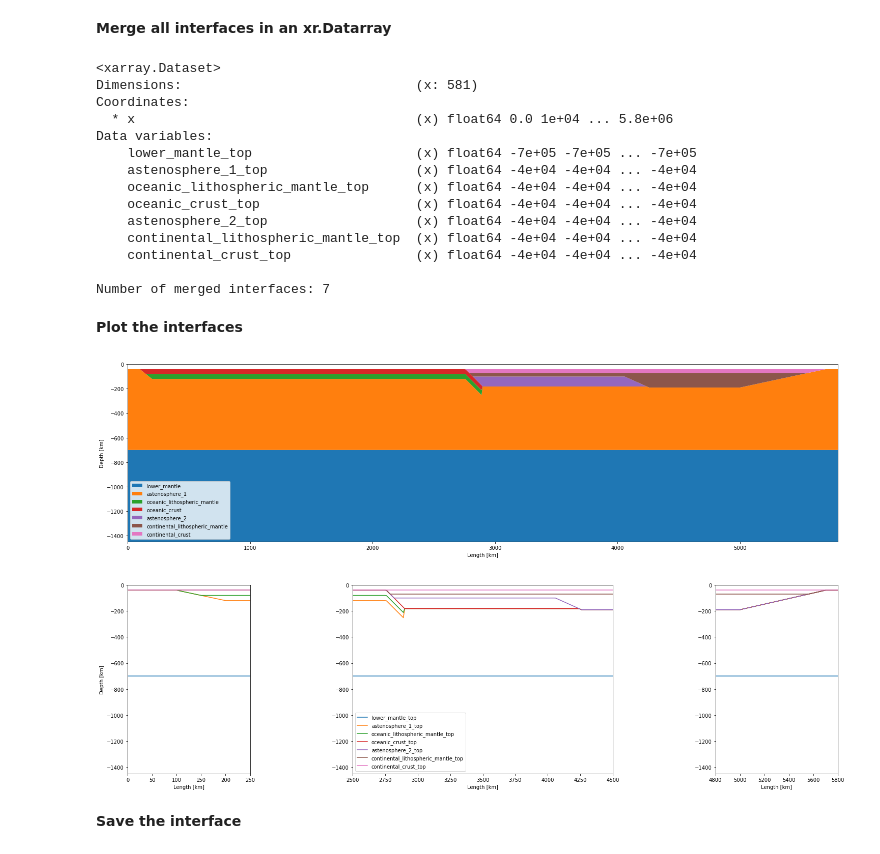
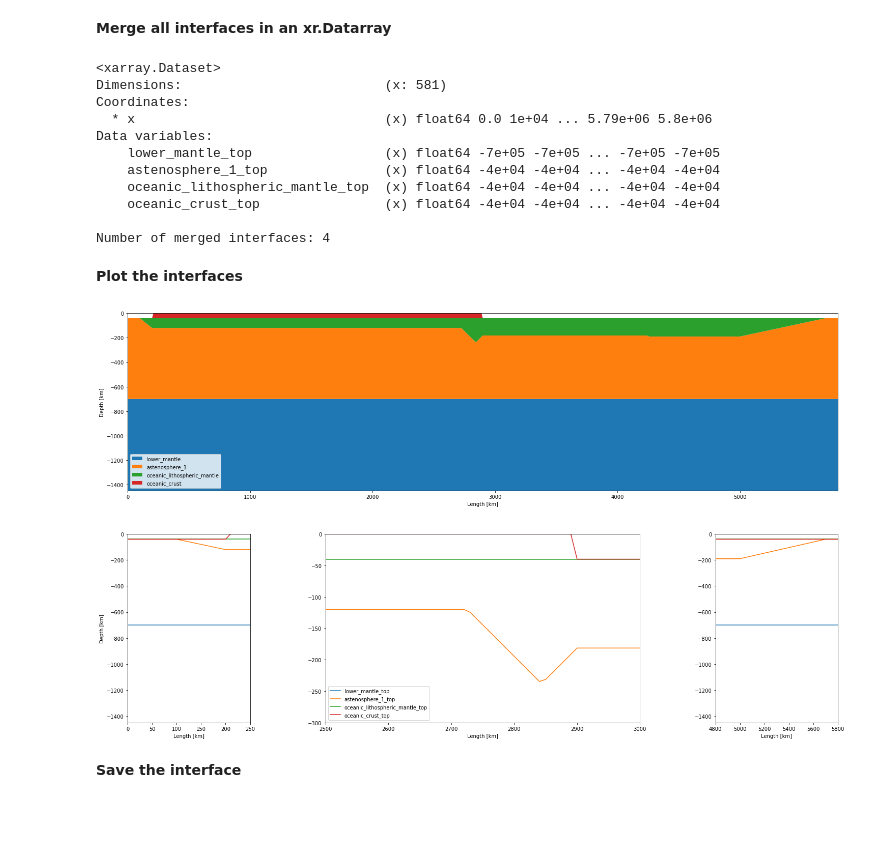
Before and after one commit to jamisonassuncao/mandyoc-scripts, a Jupyter notebook: subduction-initial.ipynb, the cells around one changed output. Cells and saved outputs as stored; diff of their text form; code cells hidden in the pictures; blank space fills up the shorter version.

```diff
--- a/subduction-initial.ipynb
+++ b/subduction-initial.ipynb
@@ -62,6 +62,13 @@ subducting_slab_top_x_max = x_max / 2.0 #5700e3 / 2.0 # 5700e3
 subducting_slab_top_x_min = subducting_slab_top_x_max - np.cos(subducting_slab_slope_rad) * subducting_slab_length  # x position where the slab begins to subduct
 subducting_slab_top_z_max = - subducting_slab_length * np.sin(subducting_slab_slope_rad)    # Maximum depth reached by the slab (~ 100 km below the surface)
 
+# subducting_slab_bot_x_min =
+subducting_slab_bot_x_max = subducting_slab_top_x_max - (- oceanic_lithosphere_depth * np.sin(subducting_slab_slope_rad))
+subducting_slab_bot_z_max = subducting_slab_top_z_max - (- oceanic_lithosphere_depth * np.cos(subducting_slab_slope_rad))
+subducting_slab_bot_x_min = subducting_slab_bot_x_max - (- (subducting_slab_bot_z_max - oceanic_lithosphere_depth) / np.tan(subducting_slab_slope_rad))
+
+# print(subducting_slab_bot_x_min/1.0e3, subducting_slab_top_x_min/1.0e3)
+
 # Continental arc region [m]
 continental_arc_length = 1300e3
 continental_arc_depth = -60e3
@@ -71,6 +78,15 @@ continental_lithosphere_depth = -150e3
 continental_crust_depth = -30e3
 craton_thin_length = 800e3 # 1600e3
 
+# Lubricant layer
+# lubricant_layer_horizontal_length = 100e3
+# lubricant_layer_slope_rad = subducting_slab_slope_rad
+# lubricant_layer_legth = - continental_arc_depth / np.cos(lubricant_layer_slope_rad)
+
+# lubricant_layer_x_min = subducting_slab_top_x_min + lubricant_layer_horizontal_length
+# lubricant_layer_x_max = lubricant_layer_x_min + (lubricant_layer_legth * np.sin(lubricant_layer_slope_rad))
+# lubricant_layer_z_max = continental_arc_depth
+
 # Craton transition
 transition_x_min = subducting_slab_top_x_min + continental_arc_length
 transition_xlength = 200e3
@@ -95,12 +111,26 @@ lower_mantle = create_interface(
 # %% [markdown]
 **Astenosphere 1**
 # %%
+# astenosphere_1_vertices = [
+#     [x_min, z_max],
+#     [x_min + edge_clearance, z_max],
+#     [x_min + edge_clearance + oceanic_thin_length, oceanic_lithosphere_depth],
+#     [subducting_slab_top_x_min, oceanic_lithosphere_depth],
+#     [subducting_slab_top_x_max, oceanic_lithosphere_depth + subducting_slab_top_z_max],
+#     [subducting_slab_top_x_max, subducting_slab_top_z_max],
+#     [transition_xmidle, subducting_slab_top_z_max],
+#     [transition_x_max, continental_lithosphere_depth],
+#     [x_max - craton_thin_length, continental_lithosphere_depth],
+#     [x_max - edge_clearance, z_max],
+#     [x_max, z_max],
+# ]
+
 astenosphere_1_vertices = [
     [x_min, z_max],
     [x_min + edge_clearance, z_max],
     [x_min + edge_clearance + oceanic_thin_length, oceanic_lithosphere_depth],
-    [subducting_slab_top_x_min, oceanic_lithosphere_depth],
-    [subducting_slab_top_x_max, oceanic_lithosphere_depth + subducting_slab_top_z_max],
+    [subducting_slab_bot_x_min, oceanic_lithosphere_depth],
+    [subducting_slab_bot_x_max, subducting_slab_bot_z_max],
     [subducting_slab_top_x_max, subducting_slab_top_z_max],
     [transition_xmidle, subducting_slab_top_z_max],
     [transition_x_max, continental_lithosphere_depth],
@@ -311,9 +375,9 @@ boundaries = {"lower_mantle_top": lower_mantle,
               "astenosphere_1_top": astenosphere_1,
               "oceanic_lithospheric_mantle_top": oceanic_lithospheric_mantle,
               "oceanic_crust_top": oceanic_crust,
-              "astenosphere_2_top": astenosphere_2,
-              "continental_lithospheric_mantle_top": continental_lithospheric_mantle,
-              "continental_crust_top": continental_crust,
+              # "astenosphere_2_top": astenosphere_2,
+              # "continental_lithospheric_mantle_top": continental_lithospheric_mantle,
+              # "continental_crust_top": continental_crust,
              }
 if (h_air==0):
     del boundaries[list(boundaries.keys())[-1]]
@@ -323,19 +387,16 @@ n_interfaces = len(interfaces.keys())
 print(interfaces, '\n\nNumber of merged interfaces:', n_interfaces)
 # %% [output]
 <xarray.Dataset>
-Dimensions:                              (x: 581)
+Dimensions:                          (x: 581)
 Coordinates:
-  * x                                    (x) float64 0.0 1e+04 ... 5.8e+06
+  * x                                (x) float64 0.0 1e+04 ... 5.79e+06 5.8e+06
 Data variables:
-    lower_mantle_top                     (x) float64 -7e+05 -7e+05 ... -7e+05
-    astenosphere_1_top                   (x) float64 -4e+04 -4e+04 ... -4e+04
-    oceanic_lithospheric_mantle_top      (x) float64 -4e+04 -4e+04 ... -4e+04
-    oceanic_crust_top                    (x) float64 -4e+04 -4e+04 ... -4e+04
-    astenosphere_2_top                   (x) float64 -4e+04 -4e+04 ... -4e+04
-    continental_lithospheric_mantle_top  (x) float64 -4e+04 -4e+04 ... -4e+04
-    continental_crust_top                (x) float64 -4e+04 -4e+04 ... -4e+04
+    lower_mantle_top                 (x) float64 -7e+05 -7e+05 ... -7e+05 -7e+05
+    astenosphere_1_top               (x) float64 -4e+04 -4e+04 ... -4e+04 -4e+04
+    oceanic_lithospheric_mantle_top  (x) float64 -4e+04 -4e+04 ... -4e+04 -4e+04
+    oceanic_crust_top                (x) float64 -4e+04 -4e+04 ... -4e+04 -4e+04
 
-Number of merged interfaces: 7
+Number of merged interfaces: 4
 # %% [markdown]
 **Plot the interfaces**
 # %%
@@ -359,36 +420,36 @@ for name, interface in interfaces.items():
     interface_old = interfaces[name]/1.0e3
     aux += 1
     plt.legend(loc=3)
 
 plt.subplot(2, 5, 6)
 for name, interface in interfaces.items():
     plt.plot(interfaces.x/1.0e3, interfaces[name]/1.0e3, label=name)
     plt.xlim((x_min/1.0e3, x_min/1.0e3 + dx))
     plt.ylim((z_min/1.0e3, z_max/1.0e3))
     plt.xlabel("Length [km]")
     plt.ylabel("Depth [km]")
 
 plt.subplot(2, 5, (7, 9), aspect=1)
 for name, interface in interfaces.items():
     plt.plot(interfaces.x/1.0e3, interfaces[name]/1.0e3, label=name)
-    plt.xlim((x_min/1.0e3 + 2_500, x_max/1.0e3 - 1_300))
+    plt.xlim((x_min/1.0e3 + 2_500, x_max/1.0e3 - 2_800))
     plt.ylim((z_min/1.0e3, z_max/1.0e3))
-    plt.ylim((z_min/1.0e3, z_max/1.0e3))
+    plt.ylim((-300, z_max/1.0e3))
     plt.xlabel("Length [km]")
     # plt.ylabel("Depth [km]")
 plt.legend()
 
 plt.subplot(2, 5, 10)
 for name, interface in interfaces.items():
     plt.plot(interfaces.x/1.0e3, interfaces[name]/1.0e3, label=name)
     plt.xlim((x_max/1.0e3 - 1_000, x_max/1.0e3))
     plt.ylim((z_min/1.0e3, z_max/1.0e3))
     plt.xlabel("Length [km]")
     # plt.ylabel("Depth [km]")
 
 plt.show()
 # %% [output]
-[figure, old version]
+[figure, new version]
 # %% [markdown]
 **Save the interface**
 # %%
```
Also changed, not shown: parts of 3 cells of this notebook.
